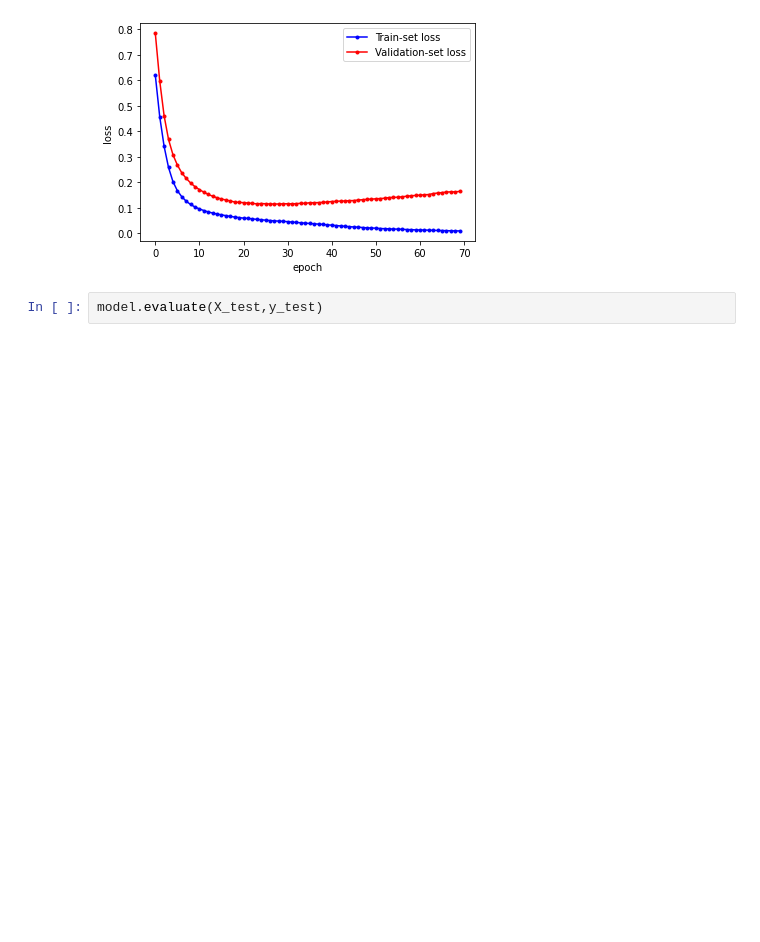
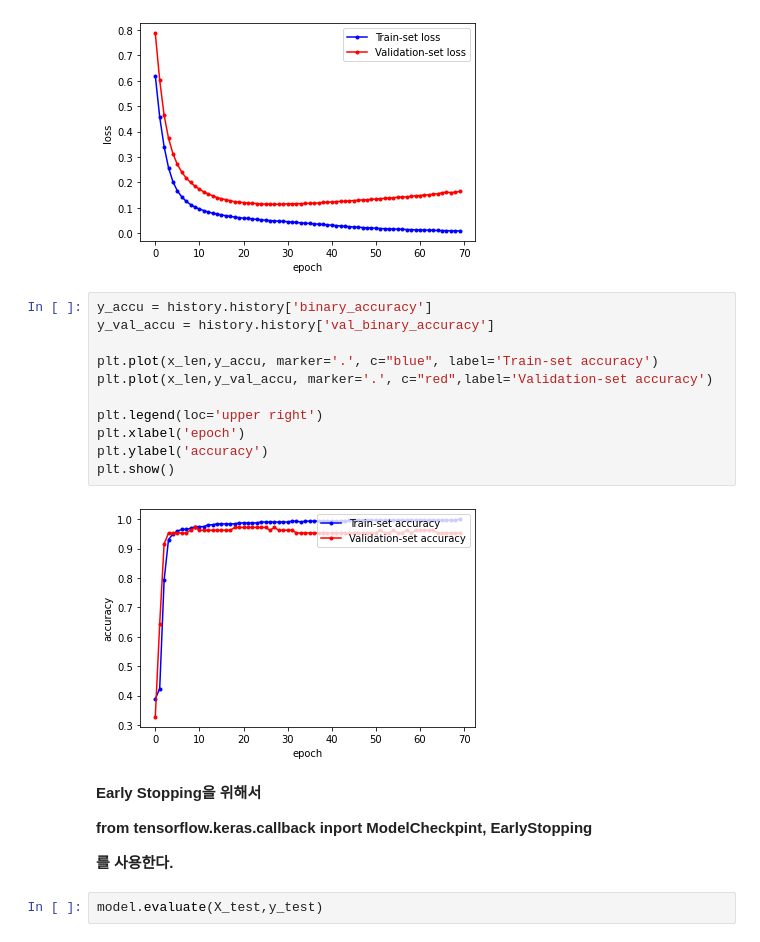
Before and after one commit to gundaminpde/2023-spring, a Jupyter notebook: 02_2_ANN.ipynb, the cells around one changed output. Drawn from its saved outputs; the diff is of its cells as text; blank space fills up the shorter version.

```diff
--- a/02_2_ANN.ipynb
+++ b/02_2_ANN.ipynb
@@ -273,6 +273,25 @@ plt.ylabel('loss')
 plt.show()
 # %% [output]
 [figure]
+# %%
+y_accu = history.history['binary_accuracy']
+y_val_accu = history.history['val_binary_accuracy']
+
+plt.plot(x_len,y_accu, marker='.', c="blue", label='Train-set accuracy')
+plt.plot(x_len,y_val_accu, marker='.', c="red",label='Validation-set accuracy')
+
+plt.legend(loc='upper right')
+plt.xlabel('epoch')
+plt.ylabel('accuracy')
+plt.show()
+# %% [output]
+[figure, added]
+# %% [markdown]
+**Early Stopping을 위해서**
+
+**from tensorflow.keras.callback inport ModelCheckpint, EarlyStopping**
+
+**를 사용한다.**
 # %%
 model.evaluate(X_test,y_test)
 # %% [output]
```
Also changed, not shown: parts of 1 cell of this notebook.
